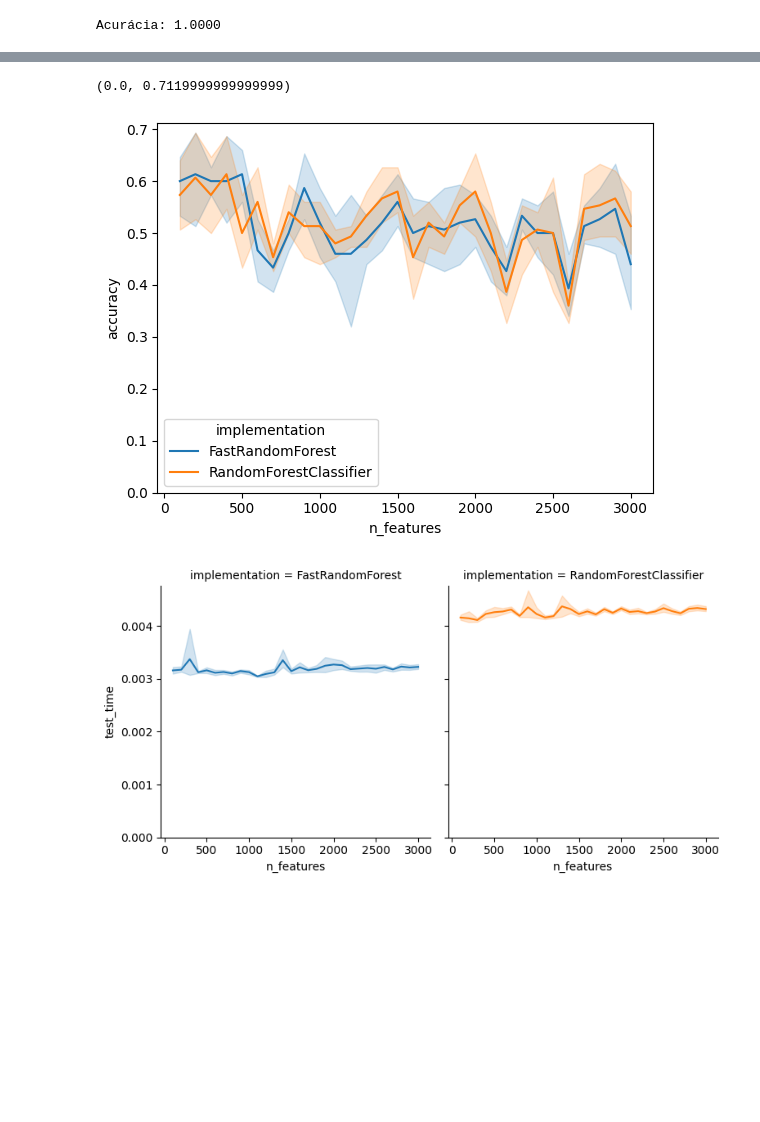
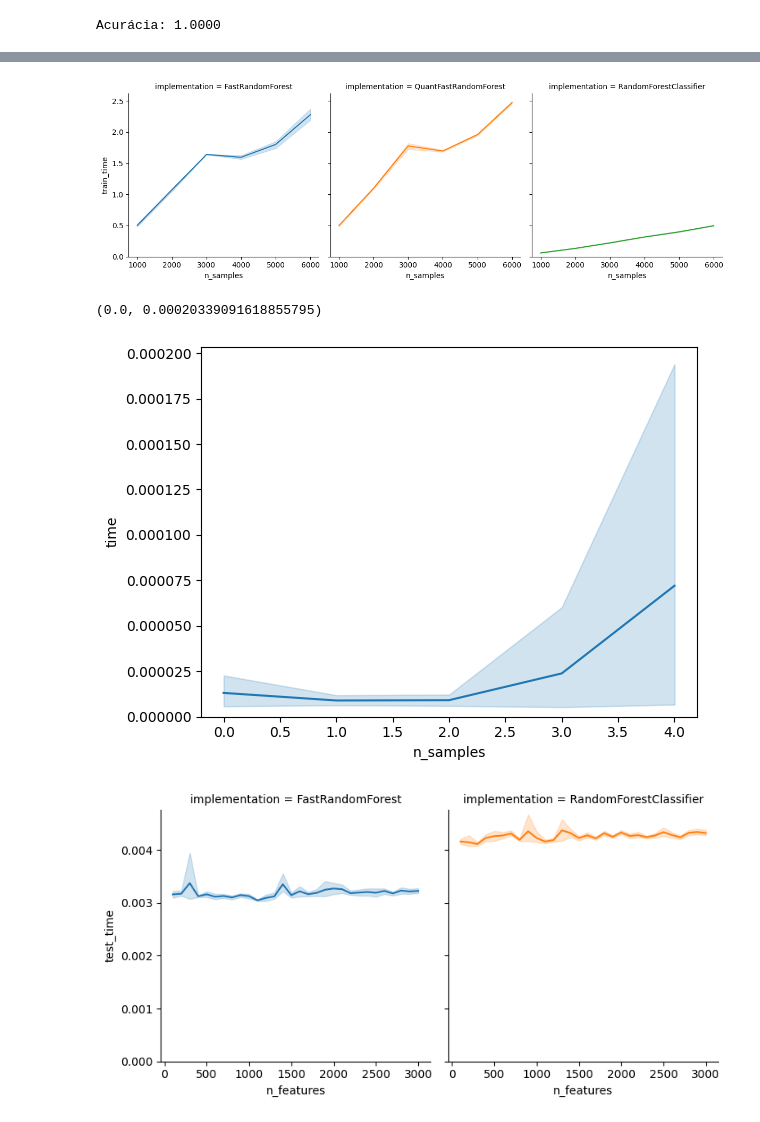
Before and after one commit to grkremer/algorithms_2026-2, a Jupyter notebook: tests.ipynb, the cells around one changed output, grey strips where cells are left out. Saved outputs shown, nothing was run; the diff lists cells and outputs as text; code cells hidden in the pictures; blank space fills up the shorter version.

```diff
--- a/tests.ipynb
+++ b/tests.ipynb
@@ -415,5 +617,0 @@ results
-# %%
-sns.lineplot(data =results, x='n_features', y='accuracy', hue='implementation').set_ylim(bottom=0)
-# %% [output]
-(0.0, 0.7119999999999999)
-[figure, removed]
@@ -420,3 +620,33 @@ sns.lineplot(data =results, x='n_features', y='accuracy', hue='implementation').
+# %%
+import seaborn as sns
+
+results = pd.read_csv('results/results_v11.csv')
+g = sns.FacetGrid(data = results, col='implementation', sharey=True, height=4, hue='implementation')
+g.map(sns.lineplot, 'n_samples', "train_time")
+
+# Ensure each facet's y-axis starts at 0
+for ax in g.axes.flatten():
+    ax.set_ylim(bottom=0)
+# %% [output]
+[figure, added]
+# %%
+vals = np.random.rand(1000)
+times = []
+repeat = []
+data = pd.DataFrame()
+for i in range(1000, 7000, 1000):
+    for i in range(5):
+        start = time.time()
+        vals = np.random.rand(i)
+        repeat.append(i)
+        vals[np.argsort(vals, kind='mergesort')]
+        times.append(time.time() - start)
+
+data = pd.DataFrame({'n_samples': repeat, 'time': times})
+sns.lineplot(data, x='n_samples', y='time').set_ylim(bottom=0)
+# %% [output]
+(0.0, 0.00020339091618855795)
+[figure, added]
 # %%
 import seaborn as sns
 
```
Also changed, not shown: parts of 11 cells of this notebook, 8 other files.
